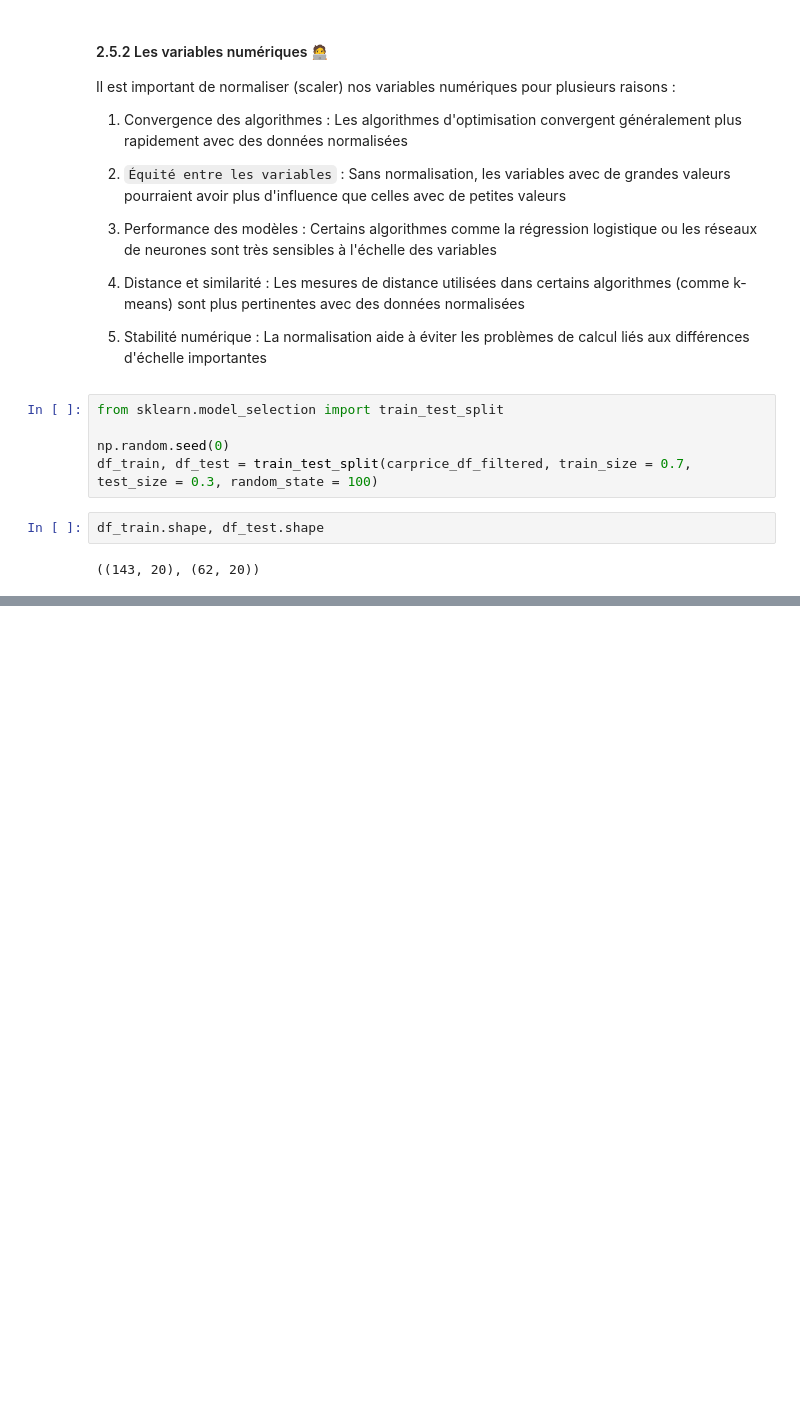
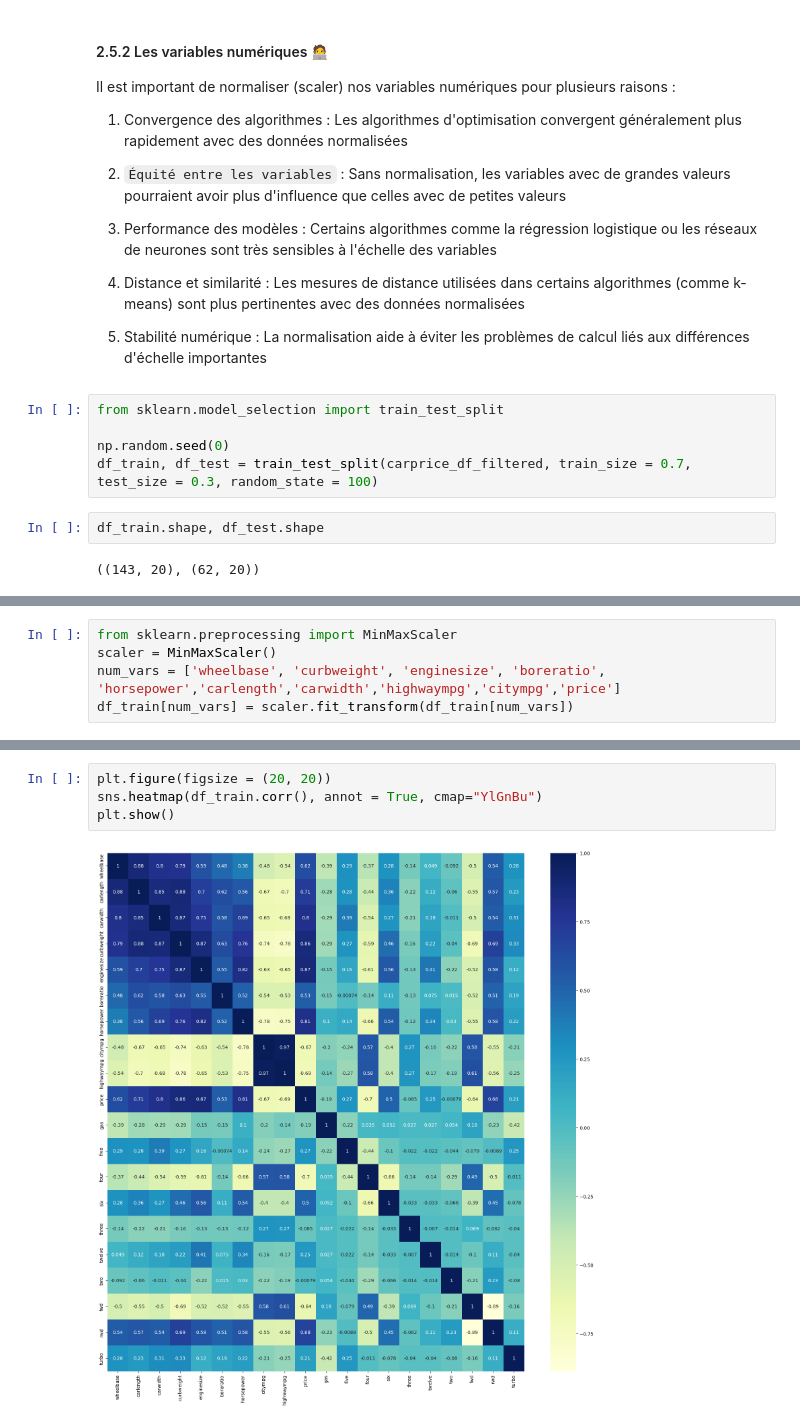
Before and after one commit to logan974/DataCupChallengeLoganFork, a Jupyter notebook: MasterClass_3/Cours3.ipynb, the cells around one changed output, grey strips where cells are left out. Drawn from its saved outputs; the diff is of its cells as text; blank space fills up the shorter version.

```diff
--- a/MasterClass_3/Cours3.ipynb
+++ b/MasterClass_3/Cours3.ipynb
@@ -1086,0 +1136,5 @@ En suivant ces bonnes pratiques, tu minimises le risque de fuite de données et
+# %%
+from sklearn.preprocessing import MinMaxScaler
+scaler = MinMaxScaler()
+num_vars = ['wheelbase', 'curbweight', 'enginesize', 'boreratio', 'horsepower','carlength','carwidth','highwaympg','citympg','price']
+df_train[num_vars] = scaler.fit_transform(df_train[num_vars])
@@ -1086,0 +1207,6 @@ En suivant ces bonnes pratiques, tu minimises le risque de fuite de données et
+# %%
+plt.figure(figsize = (20, 20))
+sns.heatmap(df_train.corr(), annot = True, cmap="YlGnBu")
+plt.show()
+# %% [output]
+[figure, added]
```
Also changed, not shown: parts of 19 cells of this notebook, 2 other files.
